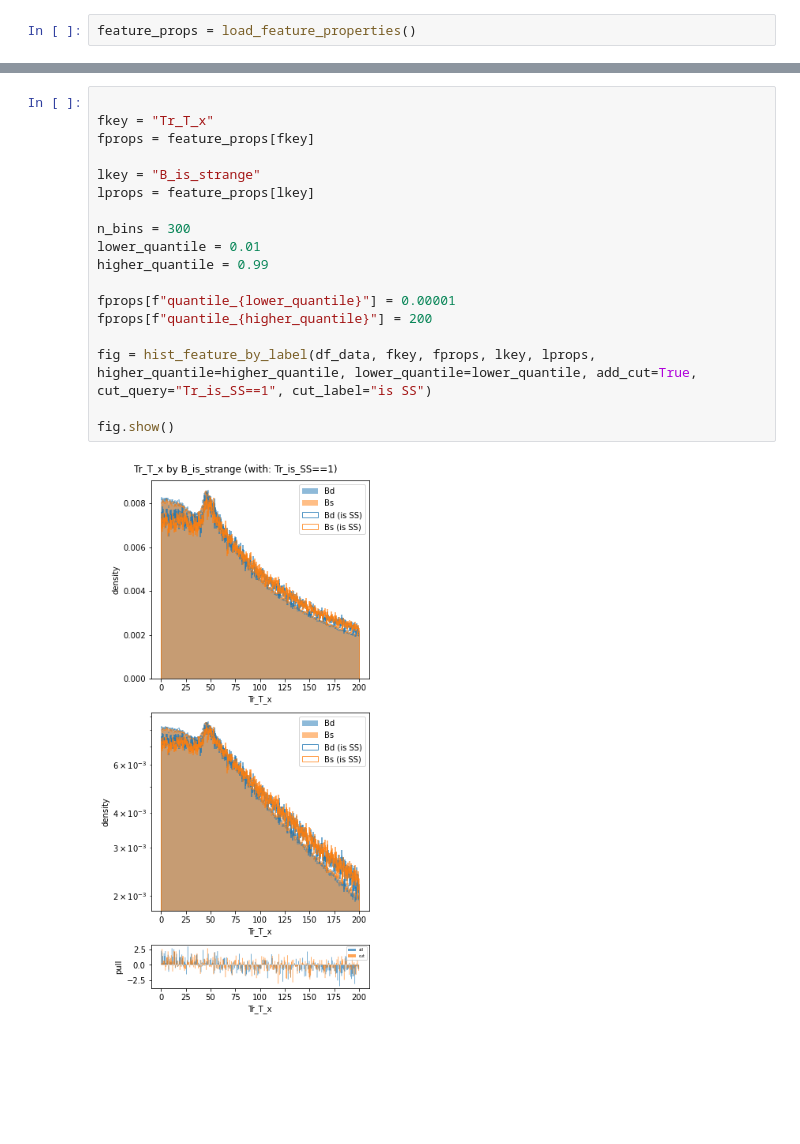
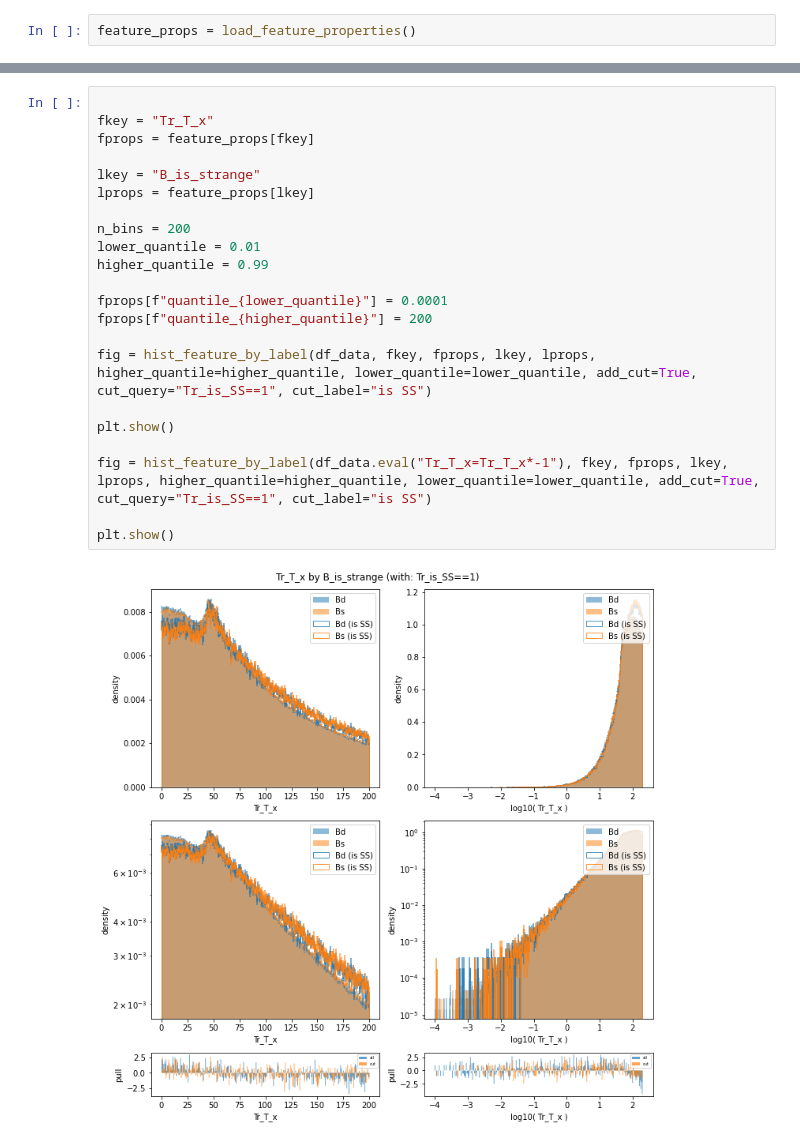
Before and after one commit to NicoJG/bachelorthesis_code, a Jupyter notebook: data_investigation/processed_data_investigation.ipynb, the cells around one changed output, grey strips where cells are left out. Saved outputs shown, nothing was run; the diff lists cells and outputs as text; blank space fills up the shorter version.

```diff
--- a/data_investigation/processed_data_investigation.ipynb
+++ b/data_investigation/processed_data_investigation.ipynb
@@ -111,20 +127,24 @@ feature_props = load_feature_properties()
 # %%
 
 fkey = "Tr_T_x"
 fprops = feature_props[fkey]
 
 lkey = "B_is_strange"
 lprops = feature_props[lkey]
 
-n_bins = 300
+n_bins = 200
 lower_quantile = 0.01
 higher_quantile = 0.99
 
-fprops[f"quantile_{lower_quantile}"] = 0.00001
+fprops[f"quantile_{lower_quantile}"] = 0.0001
 fprops[f"quantile_{higher_quantile}"] = 200
 
 fig = hist_feature_by_label(df_data, fkey, fprops, lkey, lprops, higher_quantile=higher_quantile, lower_quantile=lower_quantile, add_cut=True, cut_query="Tr_is_SS==1", cut_label="is SS")
 
-fig.show()
+plt.show()
+
+fig = hist_feature_by_label(df_data.eval("Tr_T_x=Tr_T_x*-1"), fkey, fprops, lkey, lprops, higher_quantile=higher_quantile, lower_quantile=lower_quantile, add_cut=True, cut_query="Tr_is_SS==1", cut_label="is SS")
+
+plt.show()
 # %% [output]
-[figure, old version]
+[figure, new version]
```
Also changed, not shown: parts of 3 cells of this notebook, 2 other files.
